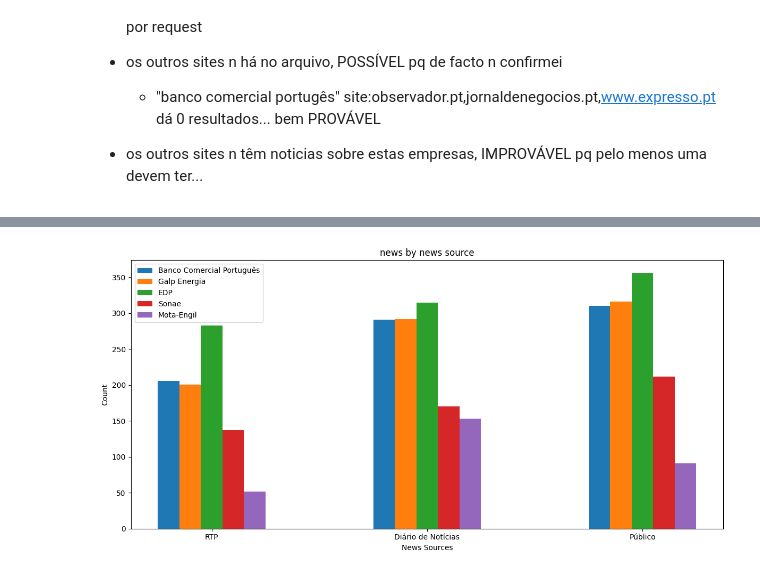
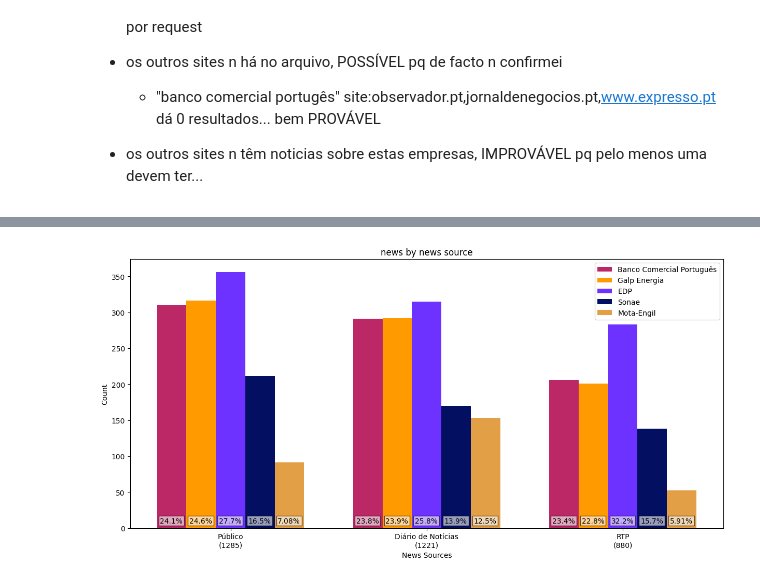
Before and after one commit to Hugoverissimo21/InfoMosaic, a Jupyter notebook: Untitled4 newsVSsource.ipynb, the cells around one changed output, grey strips where cells are left out. Drawn from its saved outputs; the diff is of its cells as text; code cells hidden in the pictures.

```diff
--- a/Untitled4 newsVSsource.ipynb
+++ b/Untitled4 newsVSsource.ipynb
@@ -61,39 +74,81 @@ import numpy as np
 df.index = df.index
 
 # Extract unique news sources
-all_sources = set()
+sources = {"RTP": 0}
 for i in df.index:
-    all_sources.update(df["news"].loc[i].keys())
+    for source in df["news"].loc[i].keys():
+        if source in sources:
+            sources[source] += df["news"].loc[i][source]
+        else:
+            sources[source] = df["news"].loc[i][source]
 
-all_sources = list(all_sources)  # Convert to list
+all_sources = list(sources.keys())  # Convert to list
+all_sources[0], all_sources[-1] = all_sources[-1], all_sources[0] #rtp no fim pq tem menos
+
+
 
 # Set number of categories and x locations
 n_categories = len(df.index)
 n_sources = len(all_sources)
 x = np.arange(n_sources)
 
 # Set width of bars
-width = 0.1  # Adjust the width as needed
+width = 0.15
 
 # Create the bar plot
 plt.figure(figsize=(12, 6))
 
+cores = {1: "bc2765",
+         2: "ff9a00",
+         3: "6D32FF",
+         4: "030f60",
+         5: "e39f46"}
 # Loop over each index and plot bars
 for i, idx in enumerate(df.index):
     counts = [df["news"].loc[idx].get(source, 0) for source in all_sources]  # Get counts for the current index
-    plt.bar(x + i * width, counts, width, label=idx)  # Offset x position by i * width
+    total = sum(counts)
+    plt.bar(x + i * width, counts, width, label=idx, color=f"#{cores[i+1]}")  # Offset x position by i * width
+
+"""    # Adicionar porcentagem em cima de cada barra
+    for j, count in enumerate(counts):
+        if total > 0:  # Para evitar divisão por zero
+            percentage = (count / total) * 100
+            plt.text(
+                x[j] + i * width, 1, f"{percentage:.1f}%",
+                ha='center', va='bottom',
+                bbox=dict(facecolor='white', alpha=0.6, edgecolor='black', boxstyle='round,pad=0.03')
+            )"""
+
+source_totals = {source: sum(df["news"].apply(lambda x: x.get(source, 0))) for source in all_sources}
+
+for i, idx in enumerate(df.index):
+    counts = [df["news"].loc[idx].get(source, 0) for source in all_sources]  # Get counts for the current index
+    for j, count in enumerate(counts):
+        if source_totals[all_sources[j]] > 0:  # To avoid division by zero
+            percentage = (count / source_totals[all_sources[j]]) * 100  # Percentage of the company count relative to the source total
+            plt.text(
+                x[j] + i * width -.002, 5, f"{percentage:.2f}%" if percentage < 10 else f"{percentage:.1f}%",  # Text at the top of the bar
+                ha='center', va='bottom',
+                bbox=dict(facecolor='white', alpha=0.6, boxstyle='square,pad=0.2')
+            )
+
 
 # Add labels and title
 plt.xlabel('News Sources')
 plt.ylabel('Count')
 plt.title('news by news source')
-plt.xticks(x + width*2, all_sources)  # Set x-ticks to news sources
+
+xlab = [f"{source}\n({sources[source]})" for source in all_sources]
+#
+
+plt.xticks(x + width*2, xlab)  # Set x-ticks to news sources
 plt.legend()  # Show legend
 
+
 # Adjust layout for better fit
-plt.tight_layout()
+plt.tight_layout(pad=0.001)
 
-# Show the plot
+
 plt.show()
 # %% [output]
-[figure, old version]
+[figure, new version]
```
Also changed, not shown: parts of 3 cells of this notebook.
